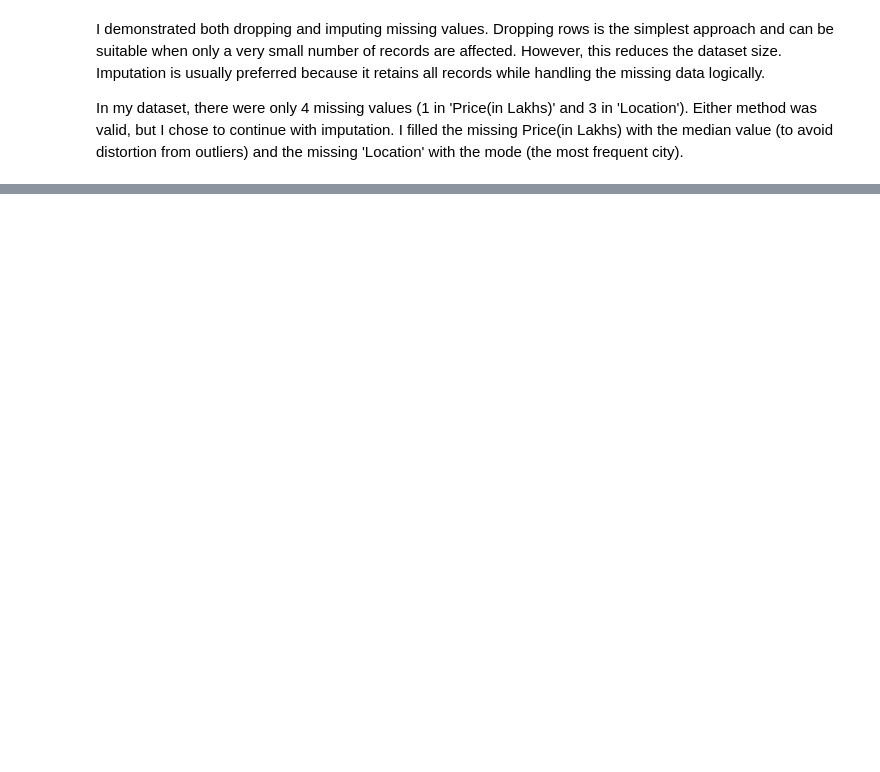
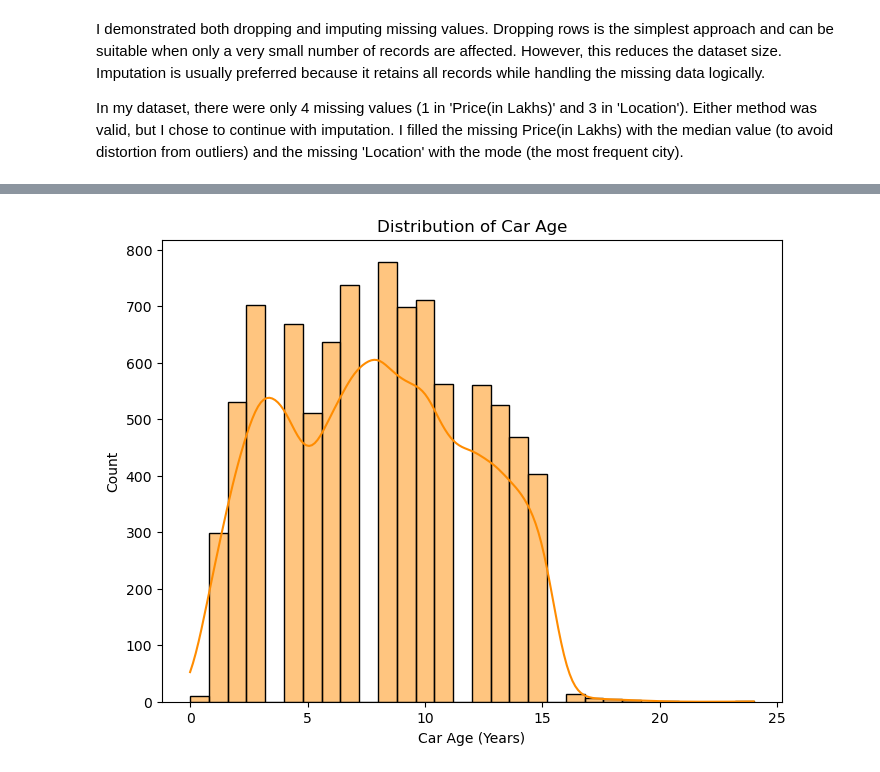
Before and after one commit to ps761/COMP1142281, a Jupyter notebook: 1142281_assignment.ipynb, the cells around one changed output, grey strips where cells are left out. Saved outputs shown, nothing was run; the diff lists cells and outputs as text; code cells hidden in the pictures; blank space fills up the shorter version.

```diff
--- a/1142281_assignment.ipynb
+++ b/1142281_assignment.ipynb
@@ -398,0 +396,12 @@ stats.probplot(df_cleaned[feature], plot=plt)
+# %%
+#Car Age for easier interpretation
+df['Car Age'] = 2025 - df['Year']
+
+plt.figure(figsize=(8,6))
+sns.histplot(df['Car Age'].dropna(), bins=30, kde=True, color="darkorange")
+plt.title("Distribution of Car Age")
+plt.xlabel("Car Age (Years)")
+plt.ylabel("Count")
+plt.show()
+# %% [output]
+[figure, added]
```
Also changed, not shown: parts of 50 cells of this notebook.
